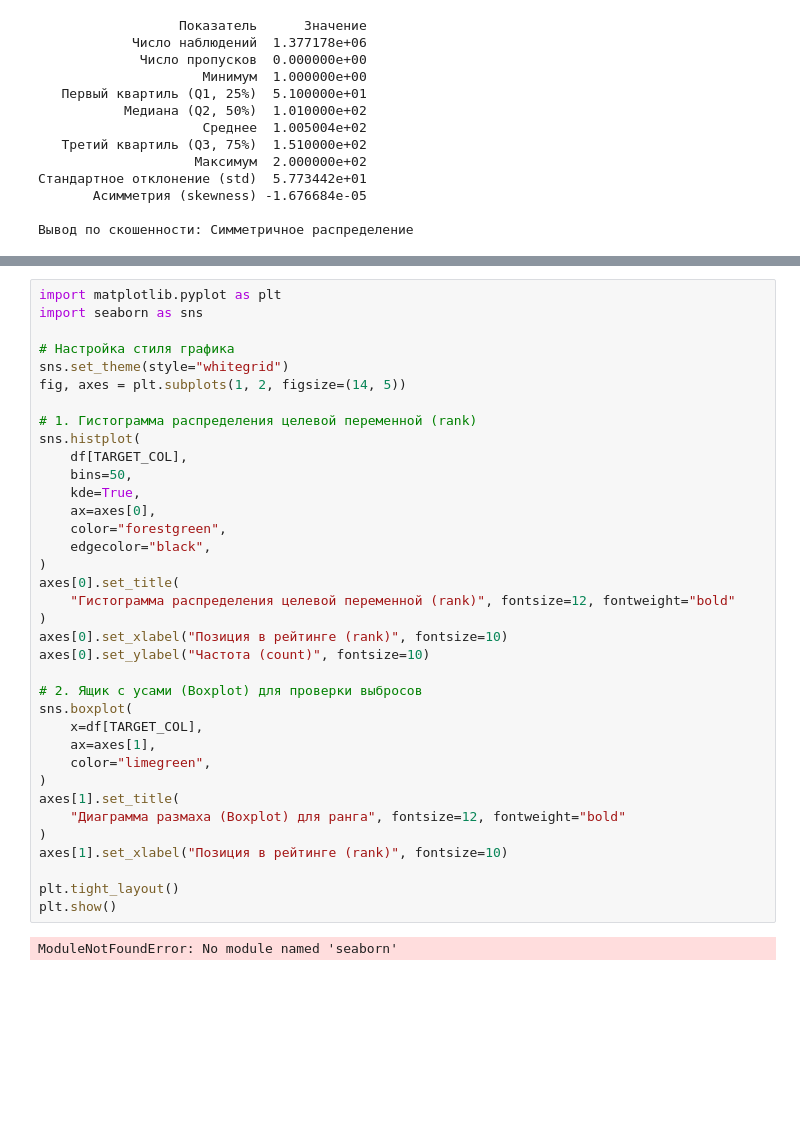
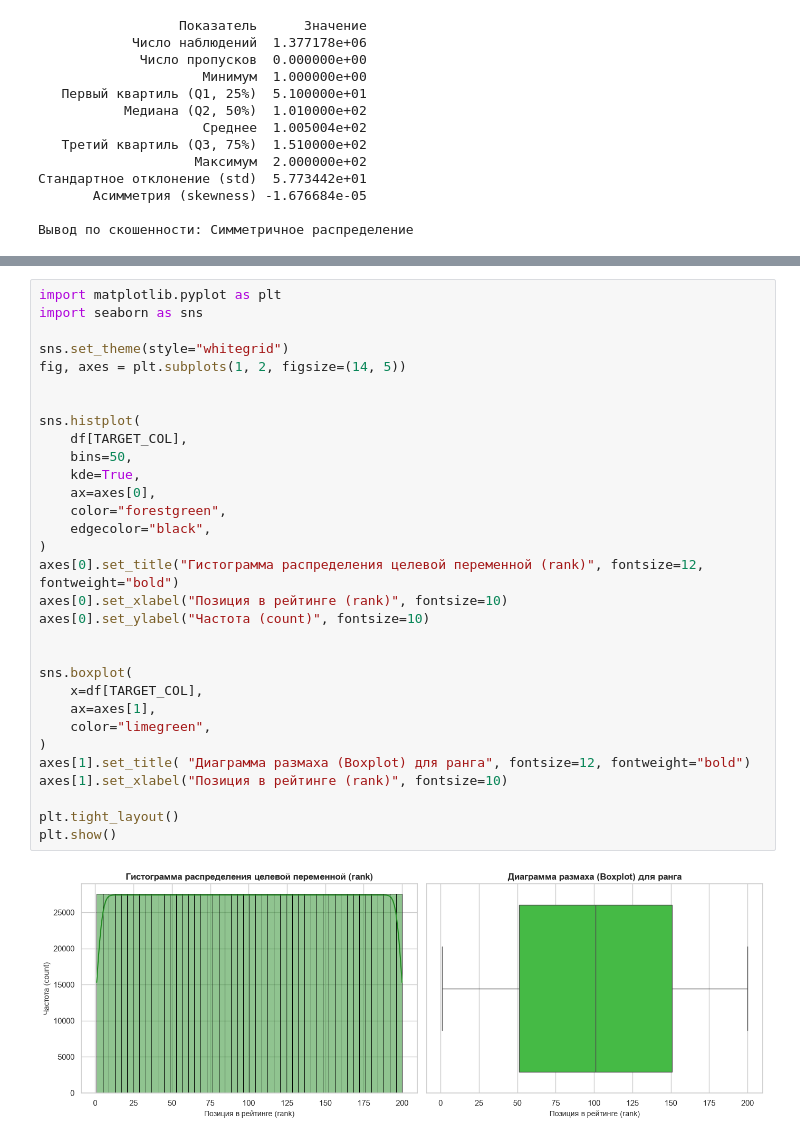
Before and after one commit to haeozo/Data, a Jupyter notebook: notebooks/04_eda.ipynb, the cells around one changed output, grey strips where cells are left out. Saved outputs shown, nothing was run; the diff lists cells and outputs as text; blank space fills up the shorter version.

```diff
--- a/notebooks/04_eda.ipynb
+++ b/notebooks/04_eda.ipynb
@@ -116,38 +114,33 @@ print(f"\nВывод по скошенности: {skew_desc}")
 # %%
 import matplotlib.pyplot as plt
 import seaborn as sns
 
-# Настройка стиля графика
 sns.set_theme(style="whitegrid")
 fig, axes = plt.subplots(1, 2, figsize=(14, 5))
 
-# 1. Гистограмма распределения целевой переменной (rank)
+
 sns.histplot(
     df[TARGET_COL],
     bins=50,
     kde=True,
     ax=axes[0],
     color="forestgreen",
     edgecolor="black",
 )
-axes[0].set_title(
-    "Гистограмма распределения целевой переменной (rank)", fontsize=12, fontweight="bold"
-)
+axes[0].set_title("Гистограмма распределения целевой переменной (rank)", fontsize=12, fontweight="bold")
 axes[0].set_xlabel("Позиция в рейтинге (rank)", fontsize=10)
 axes[0].set_ylabel("Частота (count)", fontsize=10)
 
-# 2. Ящик с усами (Boxplot) для проверки выбросов
+
 sns.boxplot(
     x=df[TARGET_COL],
     ax=axes[1],
     color="limegreen",
 )
-axes[1].set_title(
-    "Диаграмма размаха (Boxplot) для ранга", fontsize=12, fontweight="bold"
-)
+axes[1].set_title( "Диаграмма размаха (Boxplot) для ранга", fontsize=12, fontweight="bold")
 axes[1].set_xlabel("Позиция в рейтинге (rank)", fontsize=10)
 
 plt.tight_layout()
 plt.show()
 # %% [output]
-ModuleNotFoundError: No module named 'seaborn'
+[figure, added]
```
Also changed, not shown: parts of 18 cells of this notebook.
